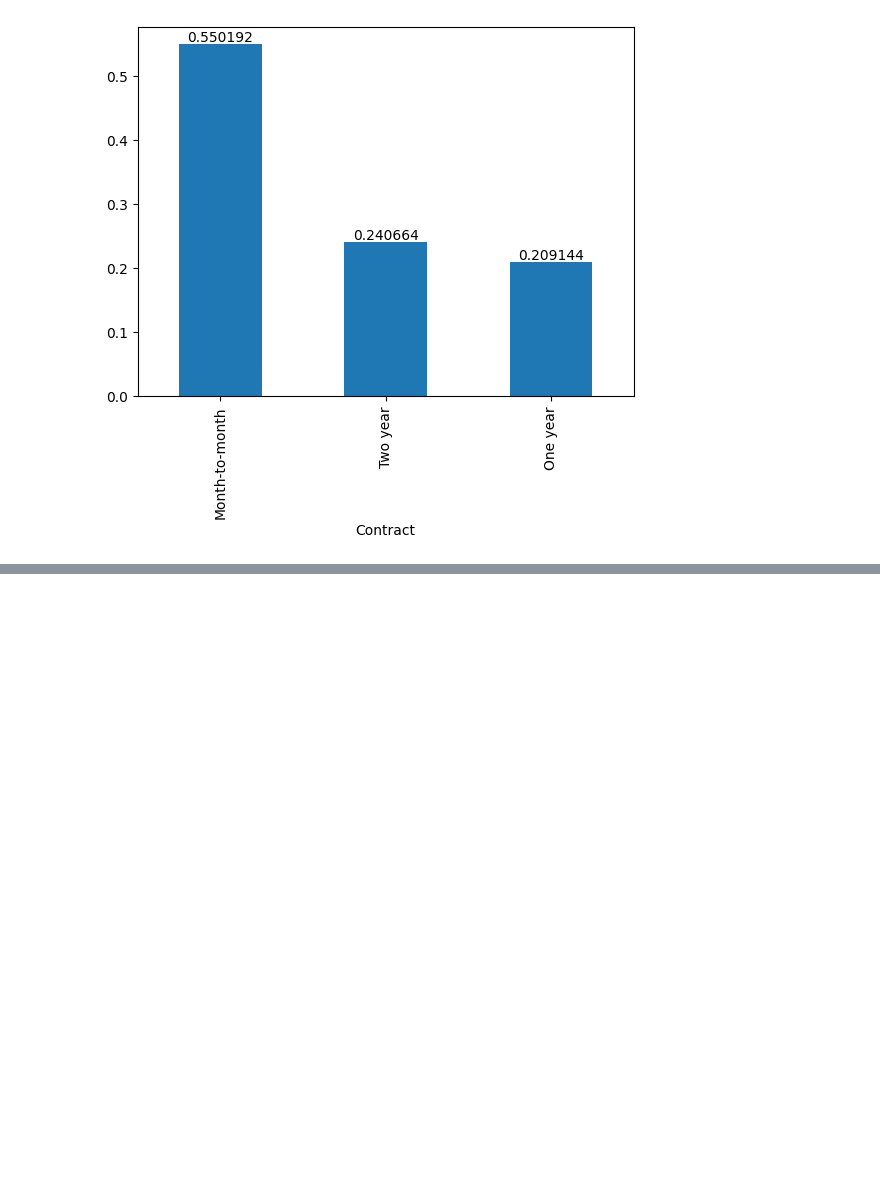
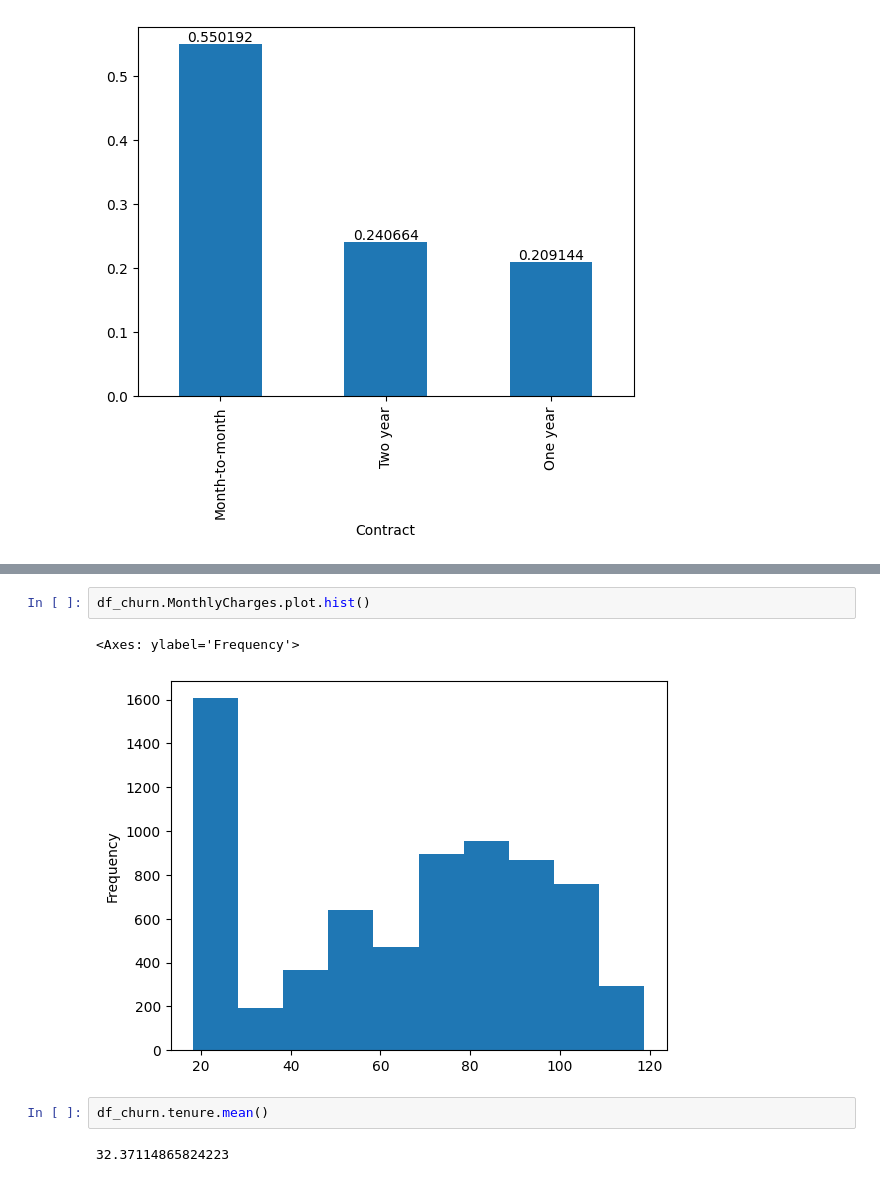
Before and after one commit to imnotannamaria/ia-ead-pandas, a Jupyter notebook: eda_churn.ipynb, the cells around one changed output, grey strips where cells are left out. Saved outputs shown, nothing was run; the diff lists cells and outputs as text; blank space fills up the shorter version.

```diff
--- a/eda_churn.ipynb
+++ b/eda_churn.ipynb
@@ -586,0 +593,9 @@ ax.bar_label(ax.containers[0])
+# %%
+df_churn.MonthlyCharges.plot.hist()
+# %% [output]
+<Axes: ylabel='Frequency'>
+[figure, added]
+# %%
+df_churn.tenure.mean()
+# %% [output]
+32.37114865824223
```
Also changed, not shown: parts of 10 cells of this notebook.
